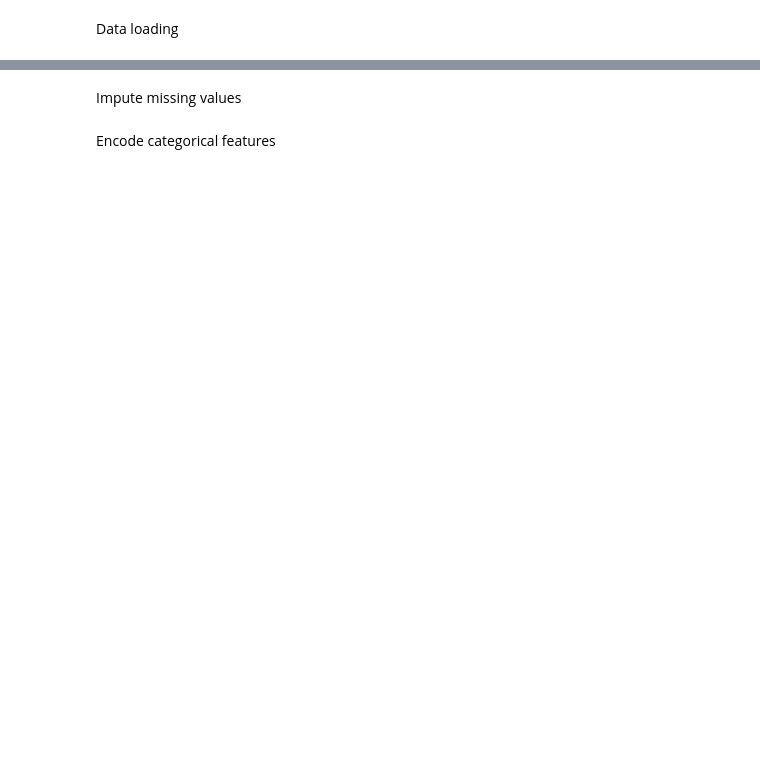
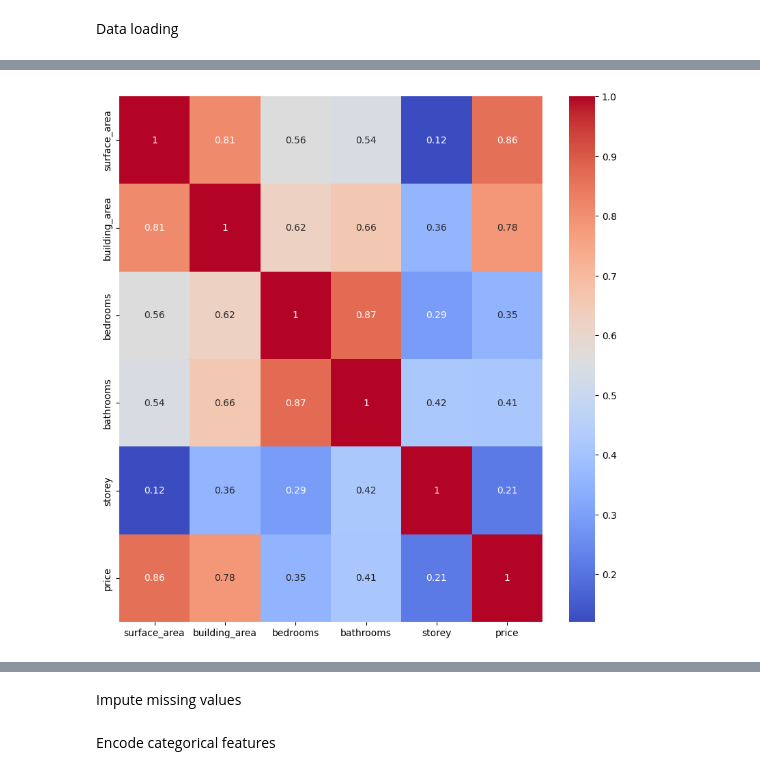
Before and after one commit to 3instein/ml-midterm, a Jupyter notebook: machine-learning-midterm.ipynb, the cells around one changed output, grey strips where cells are left out. Saved outputs shown, nothing was run; the diff lists cells and outputs as text; code cells hidden in the pictures; blank space fills up the shorter version.

```diff
--- a/machine-learning-midterm.ipynb
+++ b/machine-learning-midterm.ipynb
@@ -83,0 +94,10 @@ dtype: int64
+# %%
+#Correlation of features and price
+corr = dataset.corr()
+corr['price'].sort_values(ascending=False)
+#Plot correlation
+plt.figure(figsize=(10,10))
+sns.heatmap(corr, annot=True, cmap='coolwarm')
+plt.show()
+# %% [output]
+[figure, added]
```
Also changed, not shown: parts of 29 cells of this notebook.
